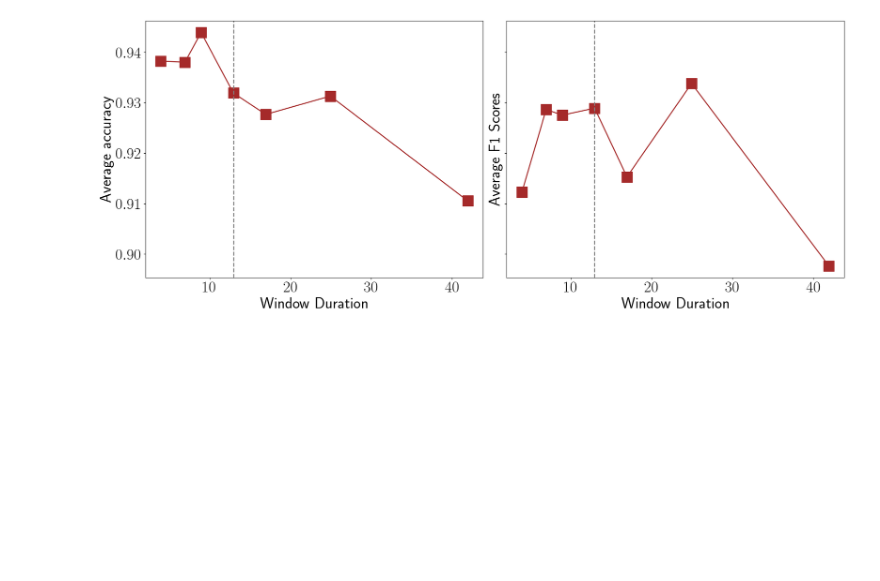
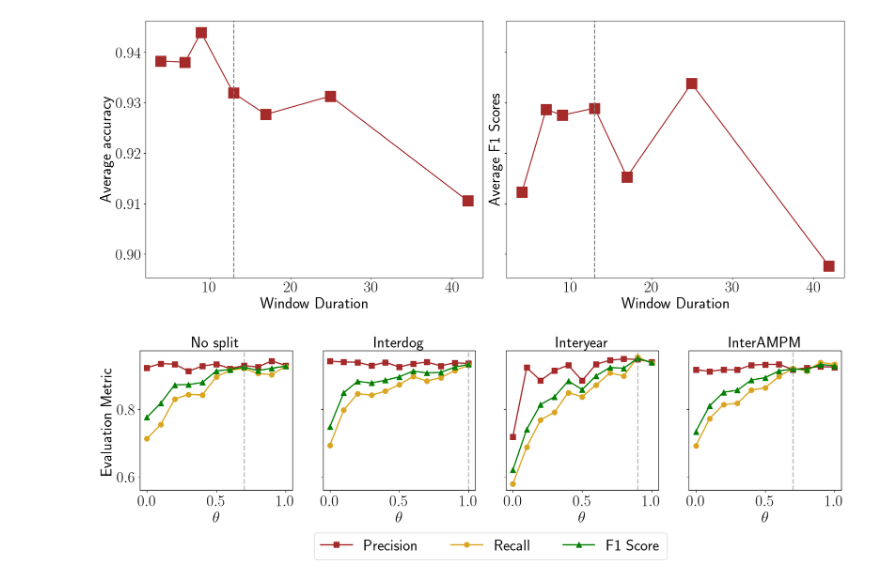
Before and after one commit to medhaaga/AWD-Biologging, a Jupyter notebook: notebooks/plots.ipynb, the cells around one changed output. Drawn from its saved outputs; the diff is of its cells as text; code cells hidden in the pictures; blank space fills up the shorter version.

```diff
--- a/notebooks/window_size_sensitivity_analysis.ipynb
+++ b/notebooks/plots.ipynb
@@ -61,11 +61,11 @@ device = torch.device(f"cuda:0" if torch.cuda.is_available() else "cpu")
 import matplotlib as mpl
 mpl.rcParams['lines.markersize'] = 12
 mpl.rcParams['lines.linewidth'] = 2
-mpl.rcParams['xtick.labelsize'] = 30
-mpl.rcParams['ytick.labelsize'] = 30
-mpl.rcParams["axes.labelsize"] = 30
-mpl.rcParams['legend.fontsize'] = 30
-mpl.rcParams['axes.titlesize'] = 35
+mpl.rcParams['xtick.labelsize'] = 25
+mpl.rcParams['ytick.labelsize'] = 25
+mpl.rcParams["axes.labelsize"] = 25
+mpl.rcParams['legend.fontsize'] = 25
+mpl.rcParams['axes.titlesize'] = 25
 mpl.rcParams['text.usetex'] = True
 # plt.rcParams['font.family'] = 'serif'
 # %%
@@ -103,3 +103,40 @@ plt.tight_layout()
 plt.show()
 # %% [output]
 [figure]
+# %%
+thetas = 0.1*np.arange(11)
+colors = ['brown', 'goldenrod', 'green']
+experiments = ['no_split', 'interdog', 'interyear', 'interAMPM']
+experiment_names = ['No split', 'Interdog', 'Interyear', 'InterAMPM']
+layers = [3, 3, 4, 3]
+chosen_theta = [0.7, 1.0, 0.9, 0.7]
+fig, axs = plt.subplots(1, 4, figsize=(20,4), sharey=True)
+
+for (e, exp) in enumerate(experiments):
+    precisions = np.zeros(len(thetas))
+    recalls = np.zeros(len(thetas))
+    f1scores = np.zeros(len(thetas))
+
+    for i, theta in enumerate(thetas):
+        dir = get_results_path(exp, layers[e], 64, 5, np.round(theta,1), 50)
+        precisions[i] = multi_label_predictions(dir, label_encoder, split='val', plot_confusion=False, return_precision=True)
+        recalls[i] = multi_label_predictions(dir, label_encoder, split='val', plot_confusion=False, return_recall=True)
+        f1scores[i] = multi_label_predictions(dir, label_encoder, split='val', plot_confusion=False, return_f1=True)
+
+
+
+    axs[e].plot(thetas, precisions, color=colors[0], label='Precision',  linewidth=2, marker='s', markersize=8)
+    axs[e].plot(thetas, recalls, color=colors[1], label='Recall', linewidth=2, marker='o', markersize=8)
+    axs[e].plot(thetas, f1scores, color=colors[2], label='F1 Score',  linewidth=2, marker='^', markersize=8)
+    axs[e].axvline(chosen_theta[e], color='grey', alpha=0.5, linestyle='--')
+    axs[e].set_xlabel(r'$\theta$')
+    axs[e].set_title(experiment_names[e])
+
+    if e==0:
+        axs[e].set_ylabel('Evaluation Metric')
+
+plt.legend(loc='center', bbox_to_anchor=(-1.3, -0.4), ncol=3)
+# plt.tight_layout()
+plt.show()
+# %% [output]
+[figure, added]
```
Also changed, not shown: parts of 1 cell of this notebook, 5 other files.
